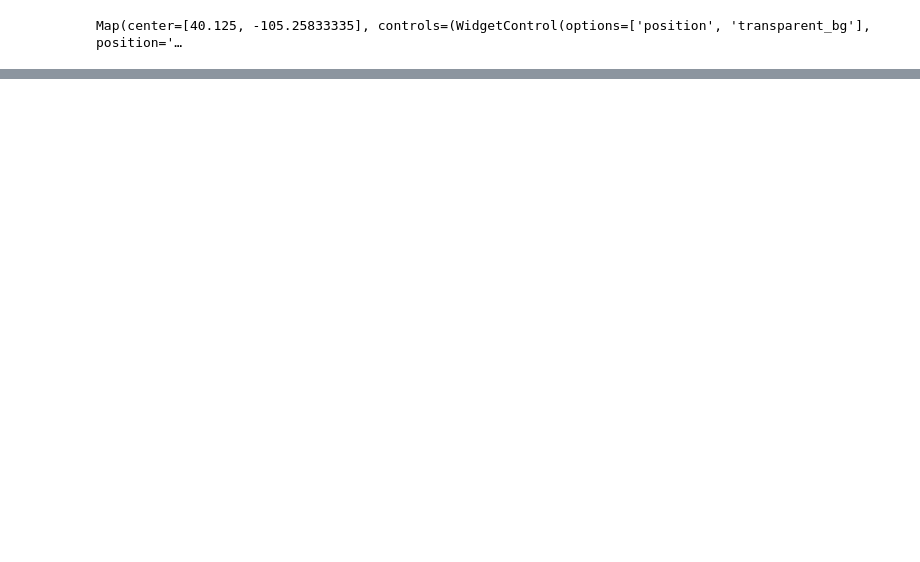
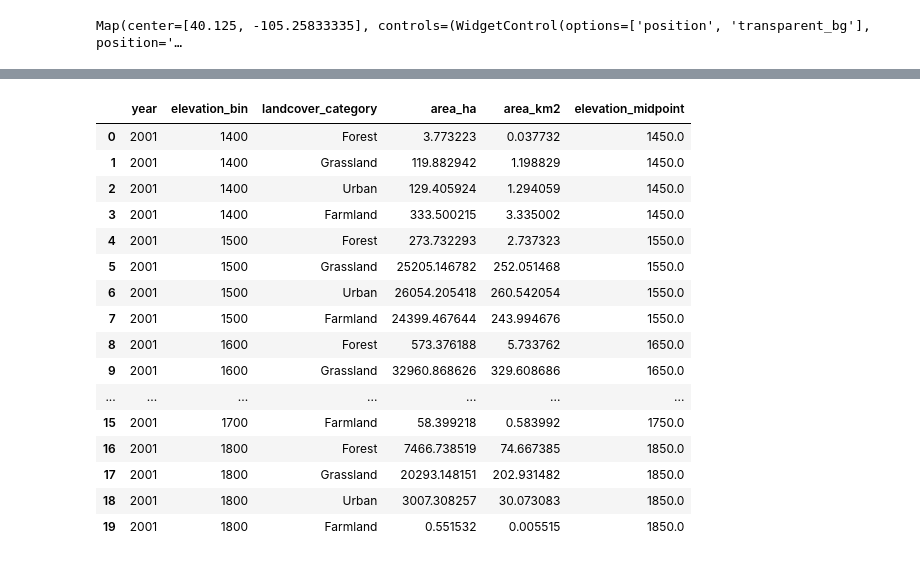
Before and after one commit to xinranzhou2059/front-range-forest-change, a Jupyter notebook: tutorials/Sick_project_0627.ipynb, the cells around one changed output, grey strips where cells are left out. Cells and saved outputs as stored; diff of their text form; code cells hidden in the pictures; blank space fills up the shorter version.

```diff
--- a/tutorials/Sick_project_0627.ipynb
+++ b/tutorials/Sick_project_0627.ipynb
@@ -1000,0 +1034,70 @@ Low band decreases: {11: 5131.952941176471, 21: 15771.305882352943, 22: 7963.215
+# %%
+# ============================================================
+# 6. Create complete elevation-category combinations
+# ============================================================
+
+# Find the full elevation range across both years
+minimum_elevation = int(
+    area_summary['elevation_bin'].min()
+)
+
+maximum_elevation = int(
+    area_summary['elevation_bin'].max()
+)
+
+all_elevation_bins = list(
+    range(
+        minimum_elevation,
+        maximum_elevation + bin_size,
+        bin_size
+    )
+)
+
+# Create all combinations of:
+# year × elevation bin × land-cover category
+complete_index = pd.MultiIndex.from_product(
+    [
+        [2001, 2021],
+        all_elevation_bins,
+        category_order
+    ],
+    names=[
+        'year',
+        'elevation_bin',
+        'landcover_category'
+    ]
+)
+
+area_complete = (
+    area_summary
+    .set_index(
+        [
+            'year',
+            'elevation_bin',
+            'landcover_category'
+        ]
+    )
+    .reindex(complete_index)
+    .reset_index()
+)
+
+# Missing combinations mean zero area
+area_complete['area_ha'] = (
+    area_complete['area_ha']
+    .fillna(0)
+)
+
+area_complete['area_km2'] = (
+    area_complete['area_km2']
+    .fillna(0)
+)
+
+# Use the midpoint of each elevation interval for plotting
+area_complete['elevation_midpoint'] = (
+    area_complete['elevation_bin']
+    + bin_size / 2
+)
+
+print('\nCompleted area table:')
+display(area_complete.head(20))
+# %% [output]
@@ -1000,0 +1105,17 @@ Low band decreases: {11: 5131.952941176471, 21: 15771.305882352943, 22: 7963.215
+|  | year | elevation_bin | landcover_category | area_ha | area_km2 | elevation_midpoint |
+| 0 | 2001 | 1400 | Forest | 3.773223 | 0.037732 | 1450.0 |
+| 1 | 2001 | 1400 | Grassland | 119.882942 | 1.198829 | 1450.0 |
+| 2 | 2001 | 1400 | Urban | 129.405924 | 1.294059 | 1450.0 |
+| 3 | 2001 | 1400 | Farmland | 333.500215 | 3.335002 | 1450.0 |
+| 4 | 2001 | 1500 | Forest | 273.732293 | 2.737323 | 1550.0 |
+| 5 | 2001 | 1500 | Grassland | 25205.146782 | 252.051468 | 1550.0 |
+| 6 | 2001 | 1500 | Urban | 26054.205418 | 260.542054 | 1550.0 |
+| 7 | 2001 | 1500 | Farmland | 24399.467644 | 243.994676 | 1550.0 |
+| 8 | 2001 | 1600 | Forest | 573.376188 | 5.733762 | 1650.0 |
+| 9 | 2001 | 1600 | Grassland | 32960.868626 | 329.608686 | 1650.0 |
+| ... | ... | ... | ... | ... | ... | ... |
+| 15 | 2001 | 1700 | Farmland | 58.399218 | 0.583992 | 1750.0 |
+| 16 | 2001 | 1800 | Forest | 7466.738519 | 74.667385 | 1850.0 |
+| 17 | 2001 | 1800 | Grassland | 20293.148151 | 202.931482 | 1850.0 |
+| 18 | 2001 | 1800 | Urban | 3007.308257 | 30.073083 | 1850.0 |
+| 19 | 2001 | 1800 | Farmland | 0.551532 | 0.005515 | 1850.0 |
```
Also changed, not shown: parts of 46 cells of this notebook, 5 other files.
